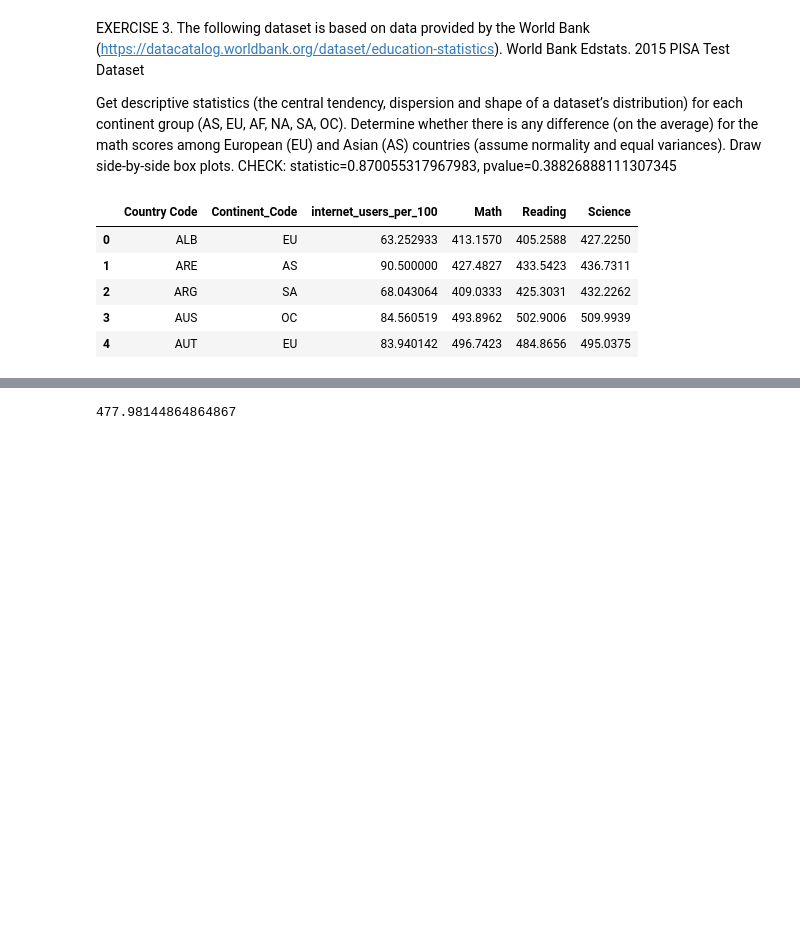
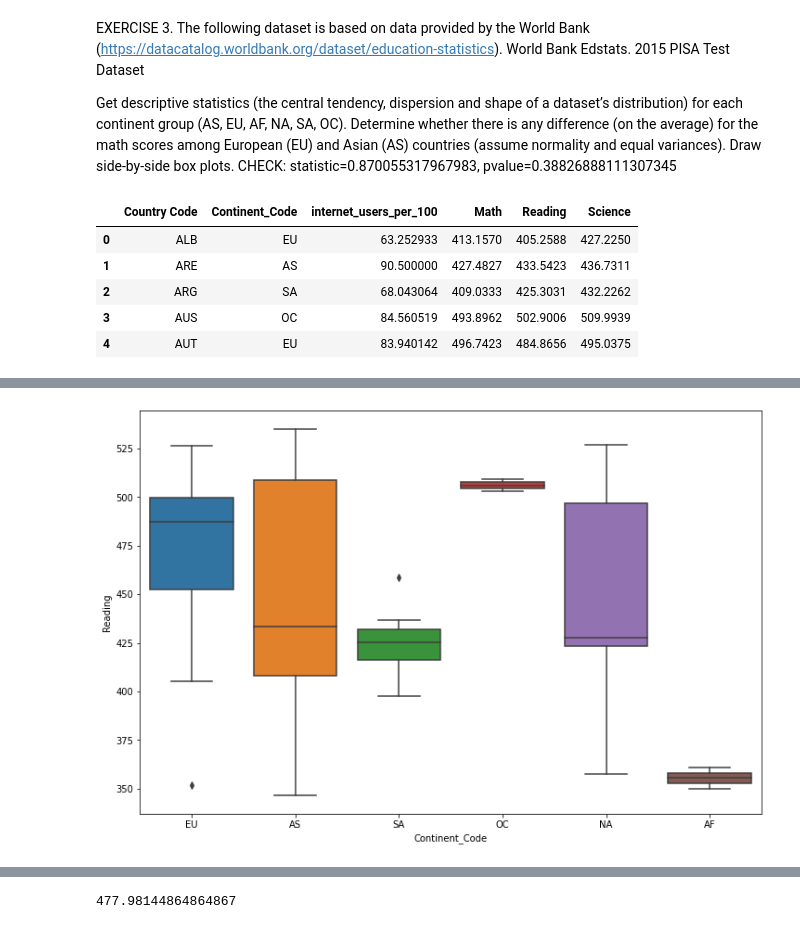
Before and after one commit to bugeki/workshops, a Jupyter notebook: Statistics_Assignment_5_(Hypothesis_Tests).ipynb, the cells around one changed output, grey strips where cells are left out. Drawn from its saved outputs; the diff is of its cells as text; code cells hidden in the pictures; blank space fills up the shorter version.

```diff
--- a/Statistics_Assignment_5_(Hypothesis_Tests).ipynb
+++ b/Statistics_Assignment_5_(Hypothesis_Tests).ipynb
@@ -135,0 +246,5 @@ pisa.groupby("Continent_Code").describe().T
+# %%
+plt.figure(figsize = (12,8))
+sns.boxplot(data=pisa, x="Continent_Code", y="Reading");
+# %% [output]
+[figure, added]
```
Also changed, not shown: parts of 55 cells of this notebook.
